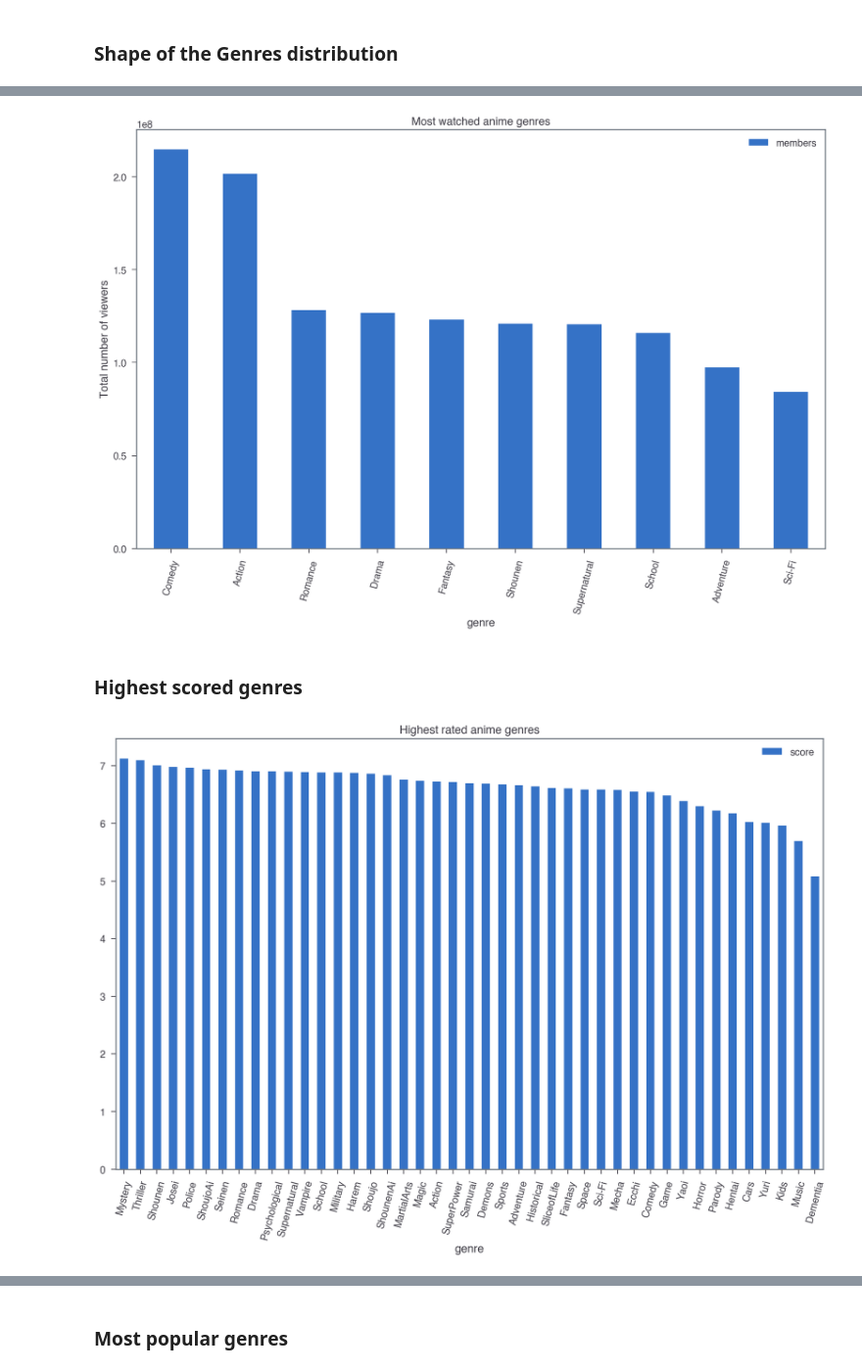
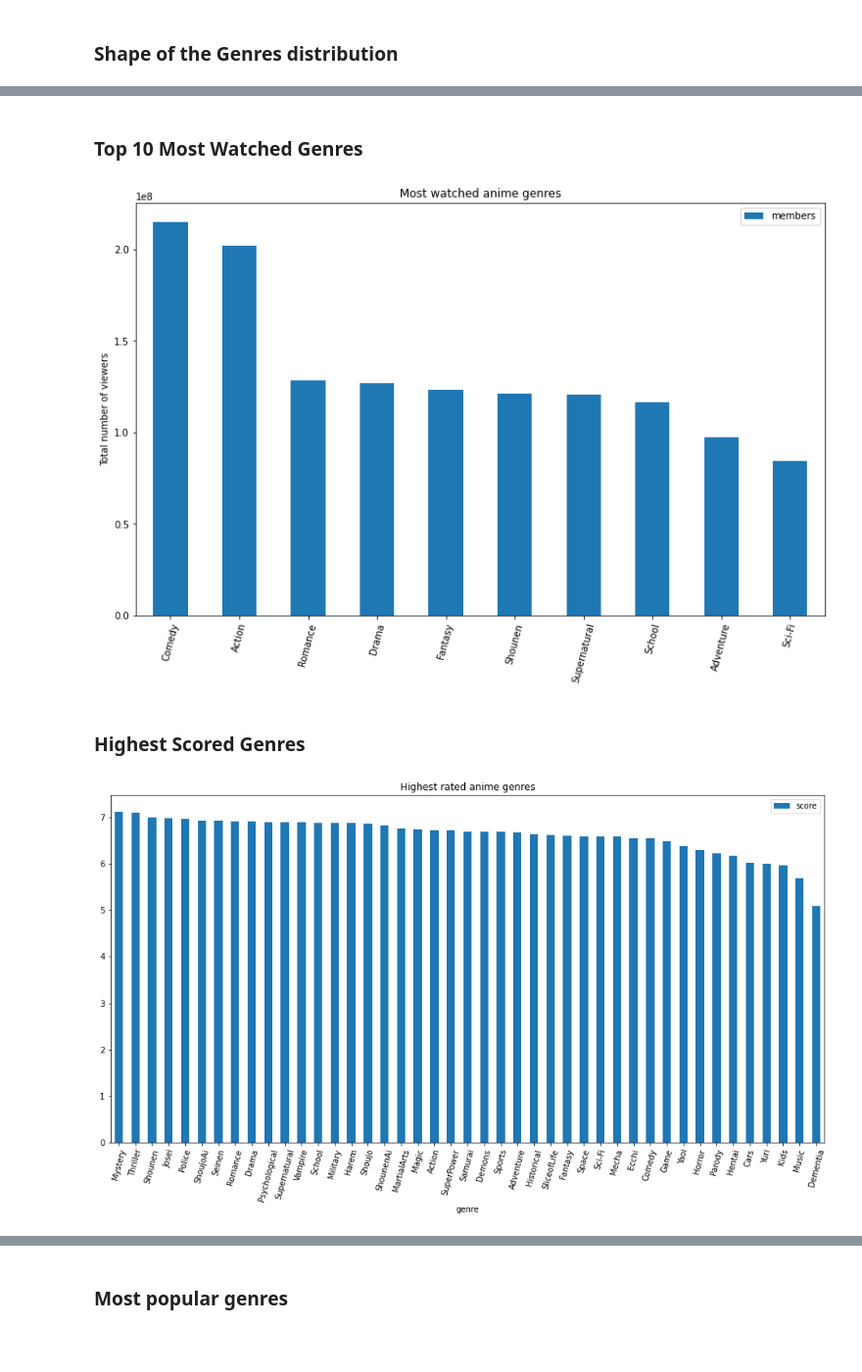
Before and after one commit to Satarasiel/ironhack-projects, a Jupyter notebook: Project-Week-6/your-project/Anime Analysis.ipynb, the cells around one changed output, grey strips where cells are left out. Shown: that part at 98% size. Drawn from its saved outputs; the diff is of its cells as text; code cells hidden in the pictures; blank space fills up the shorter version.

```diff
--- a/Project-Week-6/your-project/Anime Analysis.ipynb
+++ b/Project-Week-6/your-project/Anime Analysis.ipynb
@@ -8,11 +7,11 @@ import matplotlib.pyplot as plt
 import seaborn as sns
 # %%
 # Importing the datasets
-animes = pd.read_csv('/Users/mattymrc/Desktop/Ironhack/Projects/Project-Week-6/your-project/Datasets/\
+animes = pd.read_csv('/Users/mattymrc/Desktop/Ironhack/4 - Projects/ironhack-projects/Project-Week-6/your-project/Datasets/\
 myanimelist-dataset-animes-profiles-reviews/animes.csv')
 
-profiles = pd.read_csv('/Users/mattymrc/Desktop/Ironhack/Projects/Project-Week-6/your-project/Datasets/\
+profiles = pd.read_csv('/Users/mattymrc/Desktop/Ironhack/4 - Projects/ironhack-projects/Project-Week-6/your-project/Datasets/\
 myanimelist-dataset-animes-profiles-reviews/profiles.csv')
 
-reviews = pd.read_csv('/Users/mattymrc/Desktop/Ironhack/Projects/Project-Week-6/your-project/Datasets/\
+reviews = pd.read_csv('/Users/mattymrc/Desktop/Ironhack/4 - Projects/ironhack-projects/Project-Week-6/your-project/Datasets/\
 myanimelist-dataset-animes-profiles-reviews/reviews.csv')
@@ -106,0 +54,7 @@ reviews.head()
+# %%
+# Renaming some columns to be clearer
+animes.rename(columns = {'uid': 'anime_id'}, inplace = True)
+
+profiles.rename(columns = {'favorites_anime': 'favorite_animes', 'profile': 'username'}, inplace = True)
+
+reviews.rename(columns = {'uid': 'user_id', 'profile': 'username', 'anime_uid': 'anime_id', 'score:': 'user_score', 'text': 'user_review'}, inplace = True)
@@ -232,28 +409,31 @@ dtype: int64
+# %% [markdown]
+### Top 10 Most Watched Genres
 # %%
 # Which genres are the most watched?
-genre_memb = animes.groupby('genre', as_index = False).agg(
-    {'members': 'sum'}).sort_values('members', ascending = False).reset_index(drop = True)
+## with this groupby we get a new DF with the exact values for all genres. I decided to plot only the top 10
+genre_memb = animes_exp.groupby('genre', as_index = False).agg({'members': 'sum'}).sort_values('members', ascending = False).reset_index(drop = True)
 
 # Plot to visualize the most watched anime genres
-genre_memb[:10].plot(x = 'genre', y = 'members', kind = 'bar', figsize = (16, 10),
-                title = 'Most watched anime genres', rot = 75)
+genre_memb[:10].plot(x = 'genre', y = 'members', kind = 'bar', figsize = (13, 8), title = 'Most watched anime genres', rot = 75)
+plt.xlabel('')  # decided to delete the x axis label as it was kind of redundant
 plt.ylabel('Total number of viewers');
 # %% [output]
-[figure, old version]
+[figure, new version]
 # %% [markdown]
-### Highest scored genres
+### Highest Scored Genres
 # %%
-# Which genres are the highest scored?
-genre_score = animes.groupby('genre', as_index = False).agg(
-    {'score': 'mean'}).sort_values('score', ascending = False).reset_index(drop = True)
-genre_score
+# Which genres are the highest scored? Comparing their means.
+genre_score = animes_exp.groupby('genre', as_index = False).agg({'score': 'mean'}).sort_values('score', ascending = False).reset_index(drop = True)
 
-# Plot to visualize the table with the highest scored animes
-genre_score.plot(x = 'genre', y = 'score', kind = 'bar',
-                 figsize = (16, 10), title = 'Highest rated anime genres', rot = 75);
+# Plot to visualize the table with the highest scored anime genres
+genre_score.plot(x = 'genre', y = 'score', kind = 'bar', figsize = (16, 8), title = 'Highest rated anime genres', rot = 75);
 
-# aqui pode ser interessante olhar para os outliers
-plt.savefig('test', dpi = 300, bbox_inches = 'tight');
+# It might be interesting to look at the outliers
+
+#plt.savefig('test', dpi = 300, bbox_inches = 'tight');
+
+# We can see that there isn't much of a significant difference as one might expect, from genre to genre. They are all mostly crowded around 5-7
+# Seems like people are mostly generous with their ratings, as there aren't any genres with really bad ratings, but none with outstanding ratings as well
 # %% [output]
-[figure, old version]
+[figure, new version]
 # %% [markdown]
```
Also changed, not shown: parts of 66 cells of this notebook.
